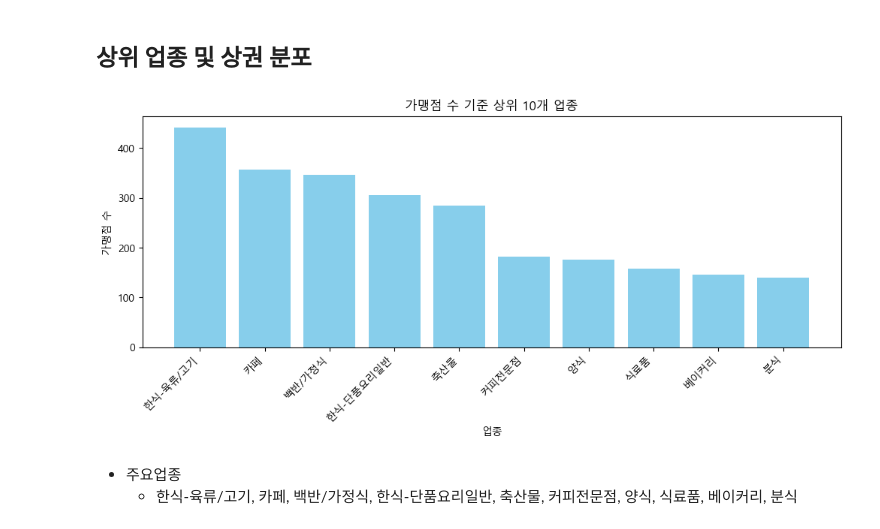
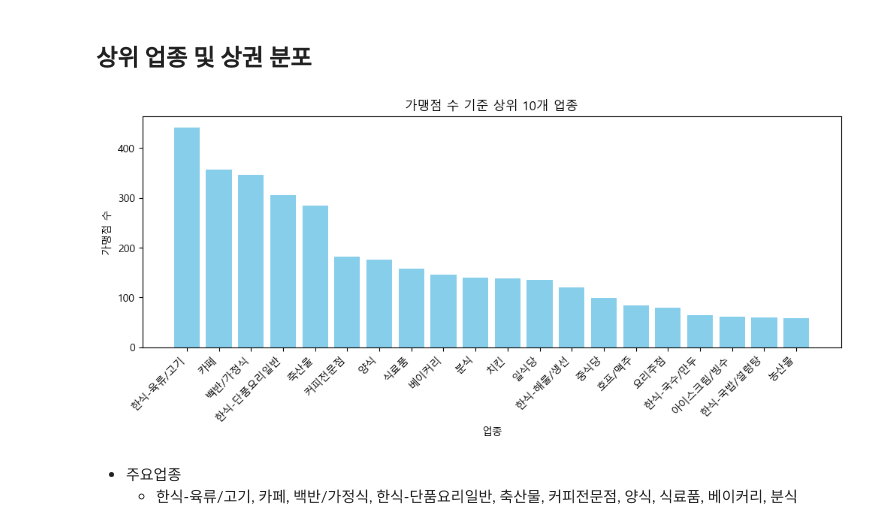
Before and after one commit to oneline47/DM_closure-prediction, a Jupyter notebook: notebooks/1_EDA.ipynb, the cells around one changed output. Saved outputs shown, nothing was run; the diff lists cells and outputs as text; code cells hidden in the pictures.

```diff
--- a/notebooks/1_EDA.ipynb
+++ b/notebooks/1_EDA.ipynb
@@ -236,17 +236,17 @@ Name: count, dtype: int64
 ## 상위 업종 및 상권 분포
 # %%
 # 상위 10개 업종 분포(막대그래프)
-industry_freq = store_info['업종'].value_counts().head(10).reset_index()
+industry_freq = store_info['업종'].value_counts().head(20).reset_index()
 
 plt.figure(figsize=(12, 4))
 plt.bar(industry_freq['업종'], industry_freq['count'], color='skyblue')
 plt.title('가맹점 수 기준 상위 10개 업종')
 plt.xlabel('업종')
 plt.ylabel('가맹점 수')
 plt.xticks(rotation=45, ha='right')
 plt.show()
 # %% [output]
-[figure, old version]
+[figure, new version]
 # %% [markdown]
 - 주요업종
   - 한식-육류/고기, 카페, 백반/가정식, 한식-단품요리일반, 축산물, 커피전문점, 양식, 식료품, 베이커리, 분식
```
Also changed, not shown: parts of 2 cells of this notebook, 10 other files.
